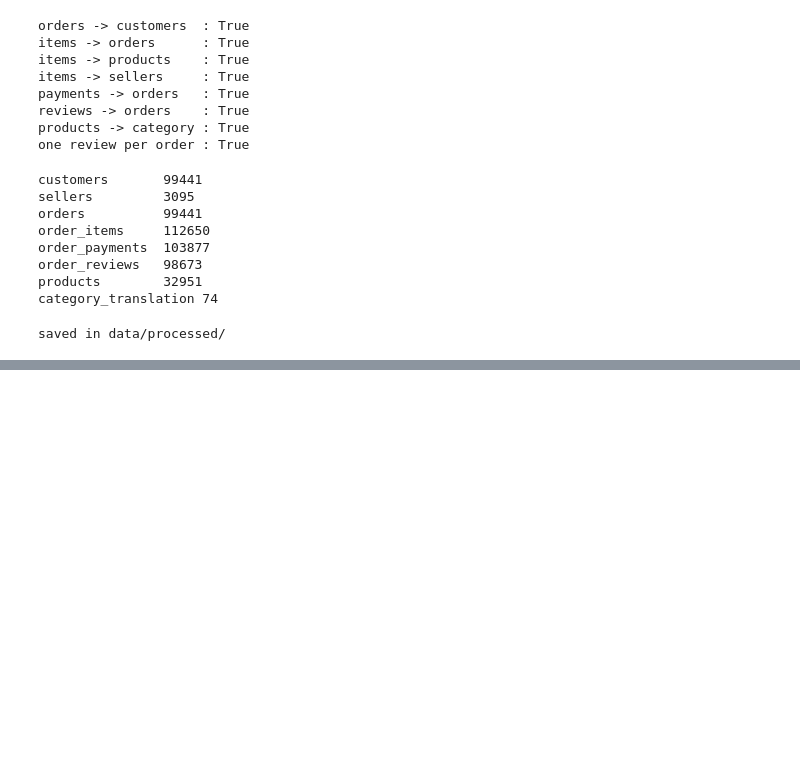
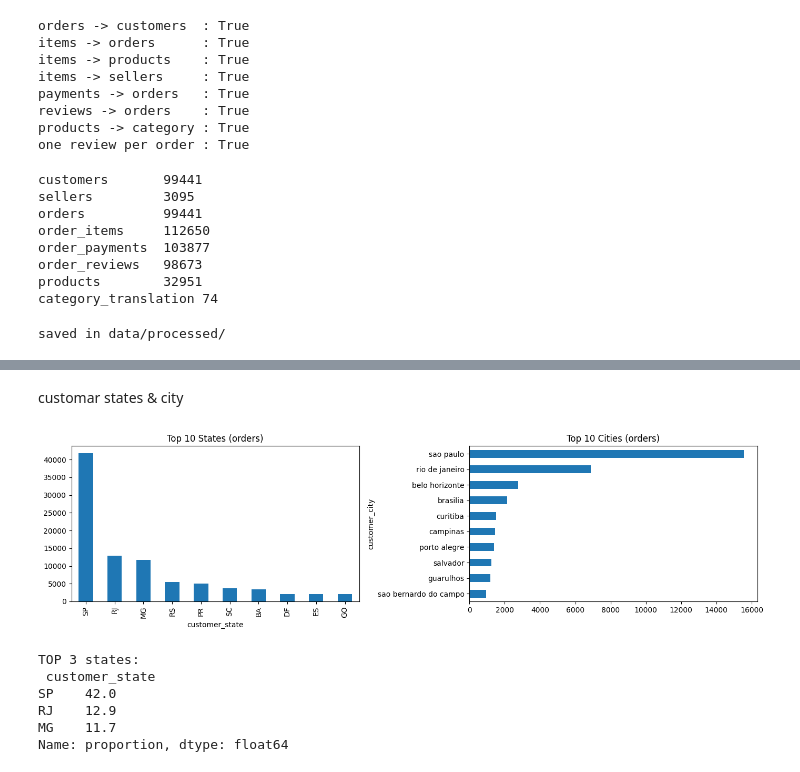
Before and after one commit to asem87/DEPI-E-Commerce-Customer-Value-Prediction, a Jupyter notebook: notebooks/data_cleaning.ipynb, the cells around one changed output, grey strips where cells are left out. Drawn from its saved outputs; the diff is of its cells as text; code cells hidden in the pictures; blank space fills up the shorter version.

```diff
--- a/notebooks/data_cleaning.ipynb
+++ b/notebooks/data_cleaning.ipynb
@@ -286,0 +421,21 @@ except ImportError:
+# %% [markdown]
+customar states & city
+# %%
+fig, axes = plt.subplots(1, 2, figsize=(14, 4))
+order_df["customer_state"].value_counts().head(10).plot(kind="bar", ax=axes[0],
+                                                        title="Top 10 States (orders)")
+order_df["customer_city"].value_counts().head(10).sort_values().plot(kind="barh", ax=axes[1],
+                                                                     title="Top 10 Cities (orders)")
+plt.tight_layout()
+plt.show()
+
+state_share = order_df["customer_state"].value_counts(normalize=True).head(3) * 100
+print("TOP 3 states:\n", state_share.round(1))
+# %% [output]
+[figure, added]
+TOP 3 states:
+ customer_state
+SP    42.0
+RJ    12.9
+MG    11.7
+Name: proportion, dtype: float64
```
Also changed, not shown: parts of 32 cells of this notebook.
